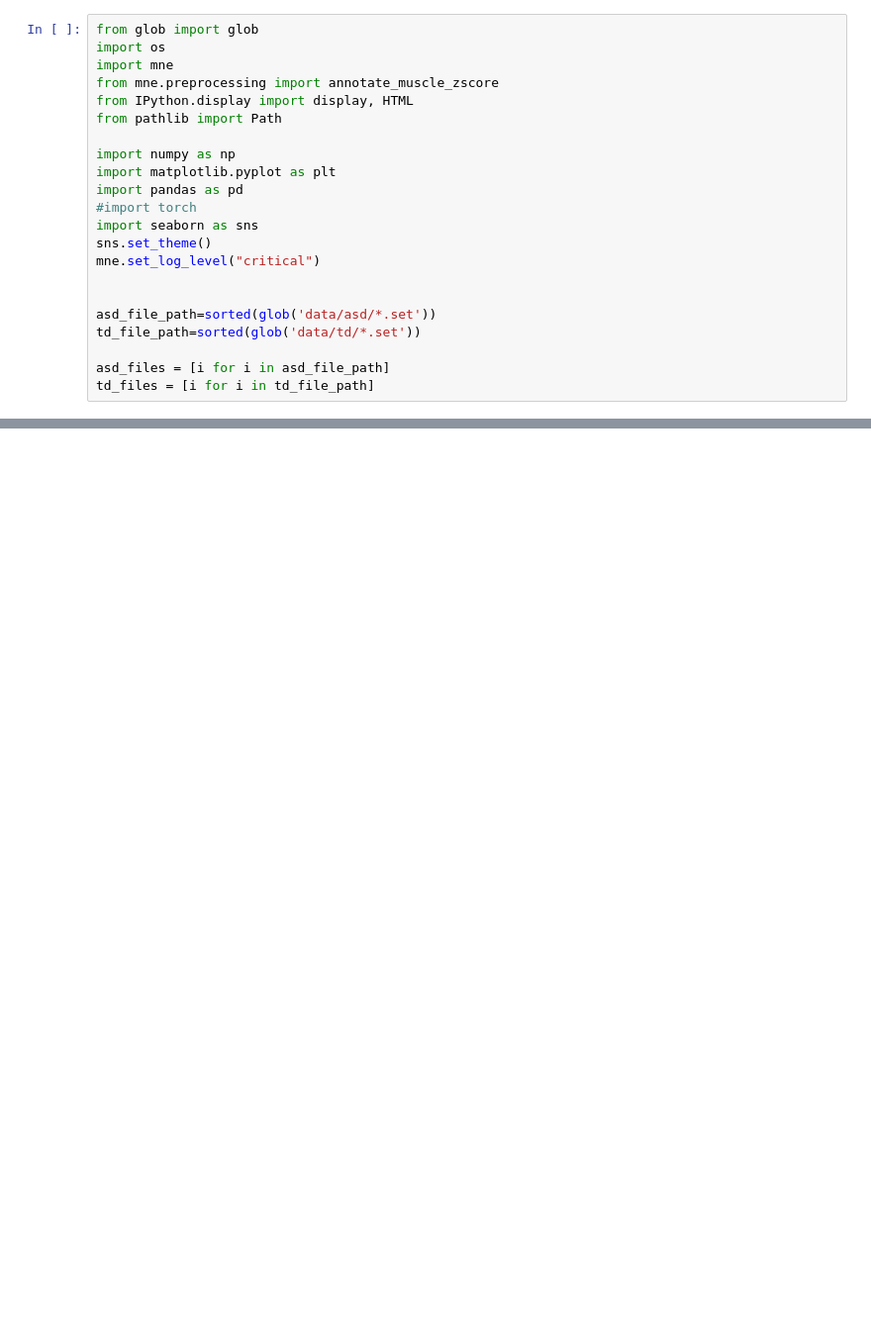
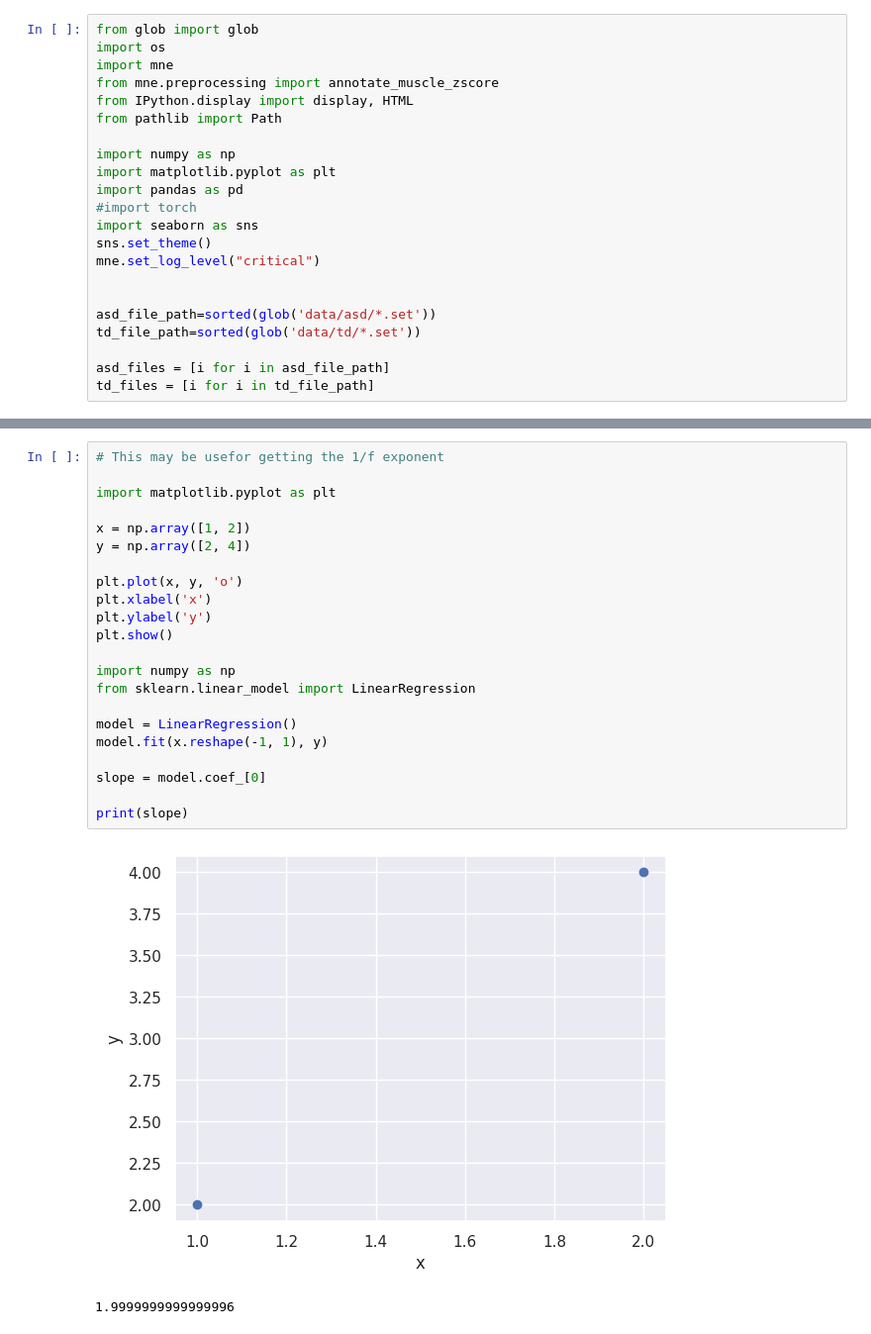
Before and after one commit to chris35469/mne-scikitlearn, a Jupyter notebook: main.ipynb, the cells around one changed output, grey strips where cells are left out. Shown at 99% size. Saved outputs shown, nothing was run; the diff lists cells and outputs as text; blank space fills up the shorter version.

```diff
--- a/main.ipynb
+++ b/main.ipynb
@@ -188,0 +262,25 @@ loading data_debug/asd/2Abby_Resting.set
+# %%
+# This may be usefor getting the 1/f exponent
+
+import matplotlib.pyplot as plt
+
+x = np.array([1, 2])
+y = np.array([2, 4])
+
+plt.plot(x, y, 'o')
+plt.xlabel('x')
+plt.ylabel('y')
+plt.show()
+
+import numpy as np
+from sklearn.linear_model import LinearRegression
+
+model = LinearRegression()
+model.fit(x.reshape(-1, 1), y)
+
+slope = model.coef_[0]
+
+print(slope)
+# %% [output]
+[figure, added]
+1.9999999999999996
```
Also changed, not shown: parts of 11 cells of this notebook, 2 other files.
